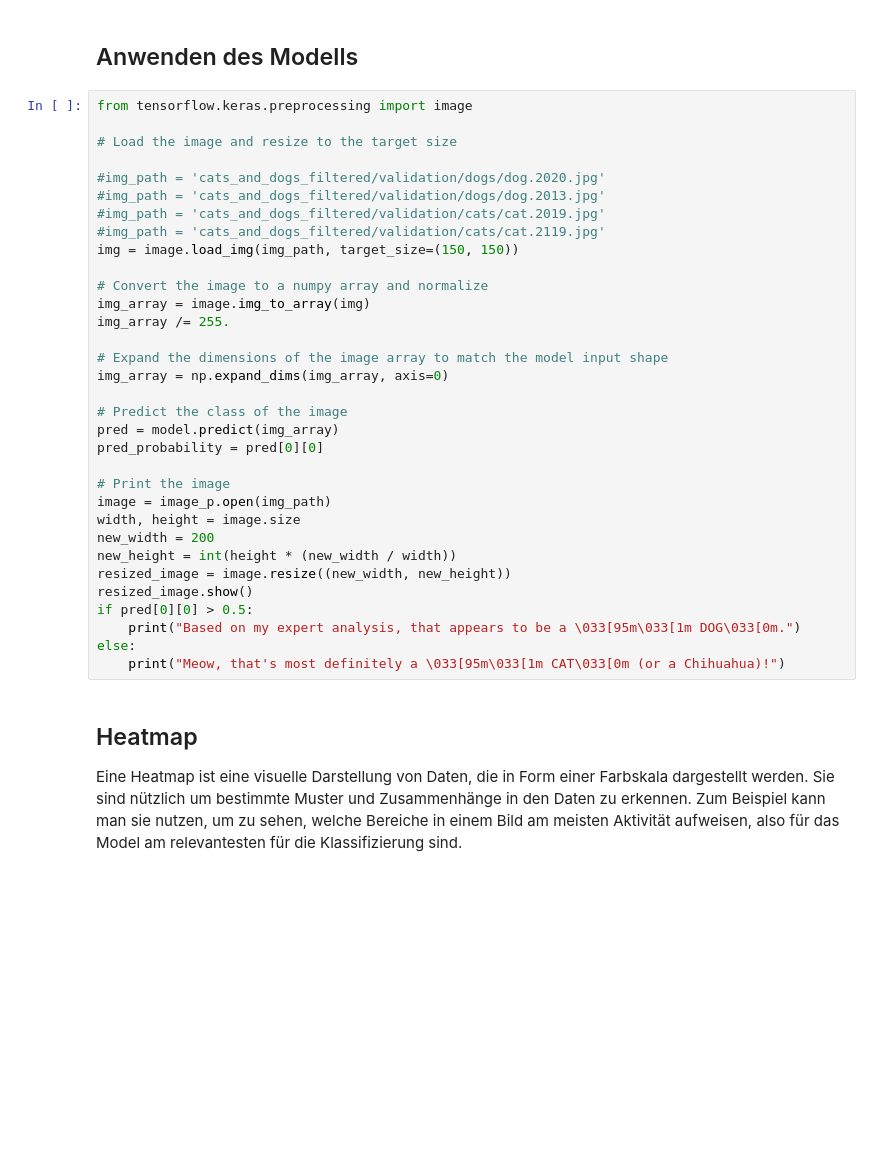
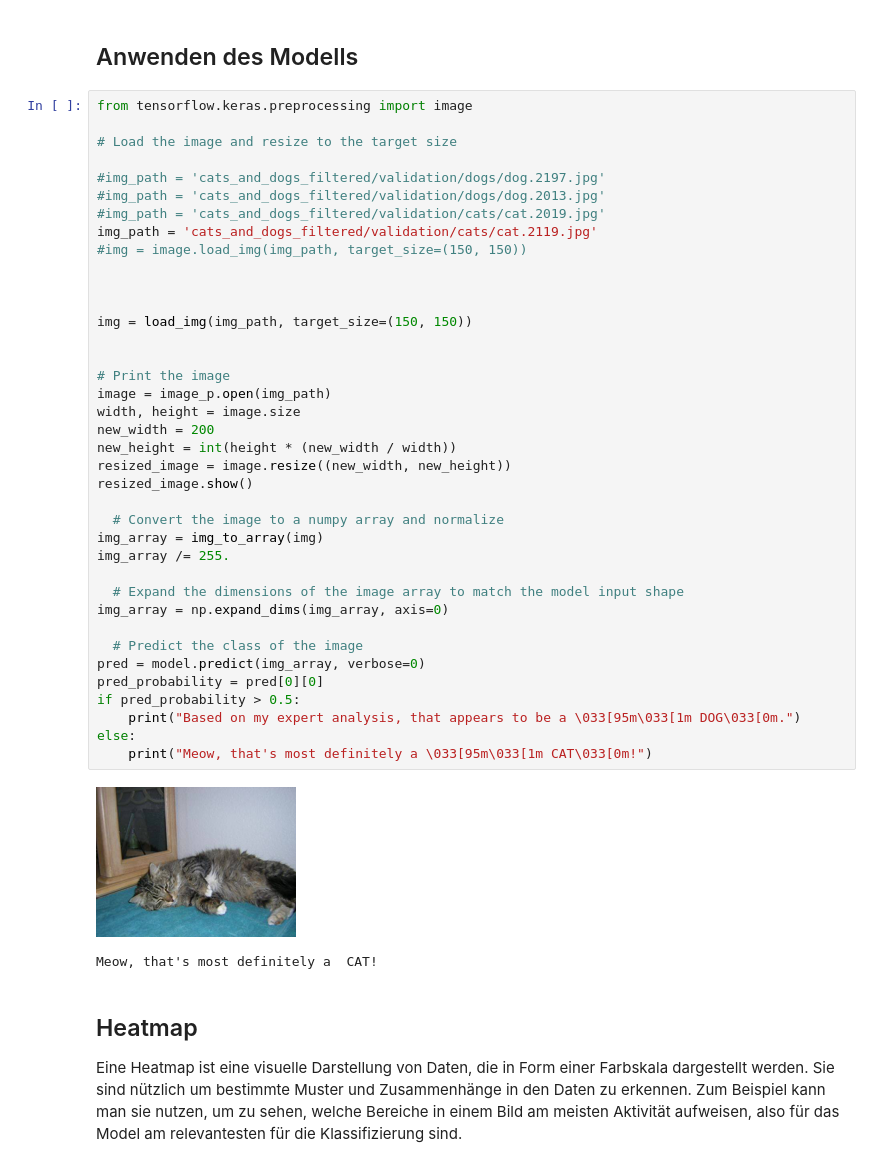
Before and after one commit to elliwadler/image_classification, a Jupyter notebook: cat_dog_classification_presentation.ipynb, the cells around one changed output. Drawn from its saved outputs; the diff is of its cells as text; blank space fills up the shorter version.

```diff
--- a/cat_dog_classification_presentation.ipynb
+++ b/cat_dog_classification_presentation.ipynb
@@ -234,36 +272,44 @@ cm_display = ConfusionMatrixDisplay(cm, display_labels=['cat', 'dog']).plot()
 # %%
 from tensorflow.keras.preprocessing import image
 
 # Load the image and resize to the target size
 
-#img_path = 'cats_and_dogs_filtered/validation/dogs/dog.2020.jpg'
+#img_path = 'cats_and_dogs_filtered/validation/dogs/dog.2197.jpg'
 #img_path = 'cats_and_dogs_filtered/validation/dogs/dog.2013.jpg'
 #img_path = 'cats_and_dogs_filtered/validation/cats/cat.2019.jpg'
-#img_path = 'cats_and_dogs_filtered/validation/cats/cat.2119.jpg'
-img = image.load_img(img_path, target_size=(150, 150))
+img_path = 'cats_and_dogs_filtered/validation/cats/cat.2119.jpg'
+#img = image.load_img(img_path, target_size=(150, 150))
 
-# Convert the image to a numpy array and normalize
-img_array = image.img_to_array(img)
-img_array /= 255.
 
-# Expand the dimensions of the image array to match the model input shape
-img_array = np.expand_dims(img_array, axis=0)
 
-# Predict the class of the image
-pred = model.predict(img_array)
-pred_probability = pred[0][0]
+img = load_img(img_path, target_size=(150, 150))
+
 
 # Print the image
 image = image_p.open(img_path)
 width, height = image.size
 new_width = 200
 new_height = int(height * (new_width / width))
 resized_image = image.resize((new_width, new_height))
 resized_image.show()
-if pred[0][0] > 0.5:
+
+  # Convert the image to a numpy array and normalize
+img_array = img_to_array(img)
+img_array /= 255.
+
+  # Expand the dimensions of the image array to match the model input shape
+img_array = np.expand_dims(img_array, axis=0)
+
+  # Predict the class of the image
+pred = model.predict(img_array, verbose=0)
+pred_probability = pred[0][0]
+if pred_probability > 0.5:
     print("Based on my expert analysis, that appears to be a \033[95m\033[1m DOG\033[0m.")
 else:
-    print("Meow, that's most definitely a \033[95m\033[1m CAT\033[0m (or a Chihuahua)!")
+    print("Meow, that's most definitely a \033[95m\033[1m CAT\033[0m!")
+# %% [output]
+[figure, added]
+Meow, that's most definitely a  CAT!
 # %% [markdown]
 ## Heatmap
 
```
Also changed, not shown: parts of 7 cells of this notebook.
